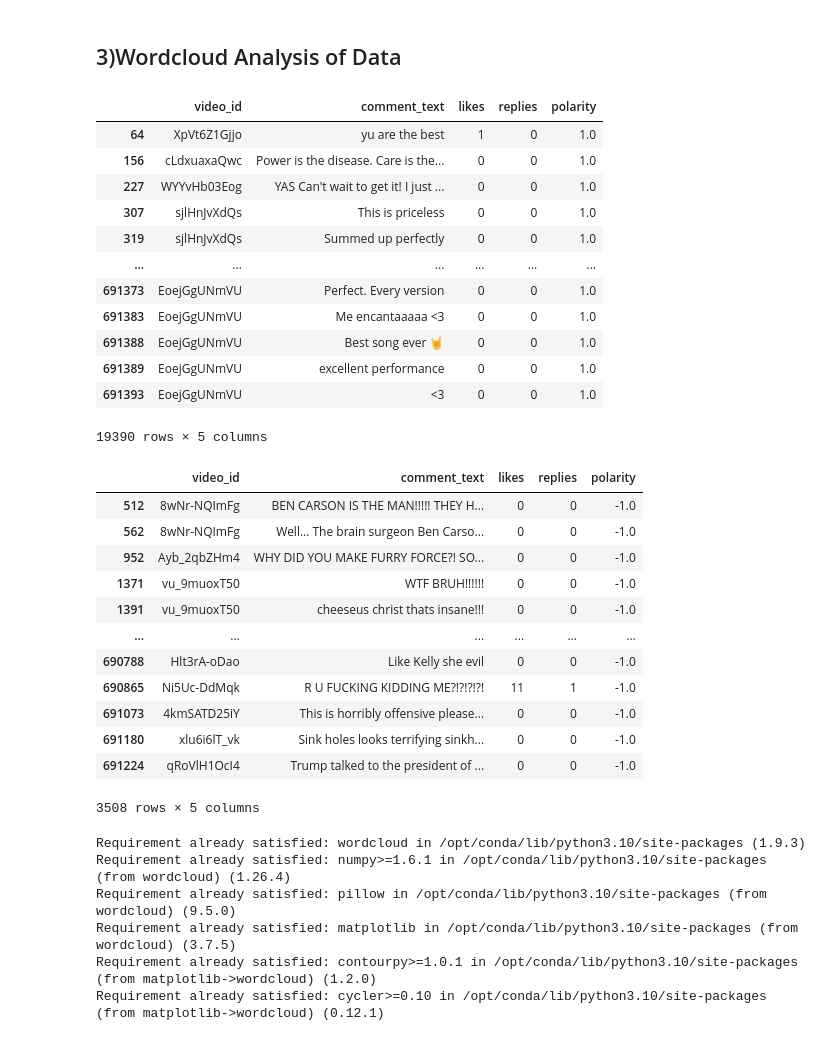
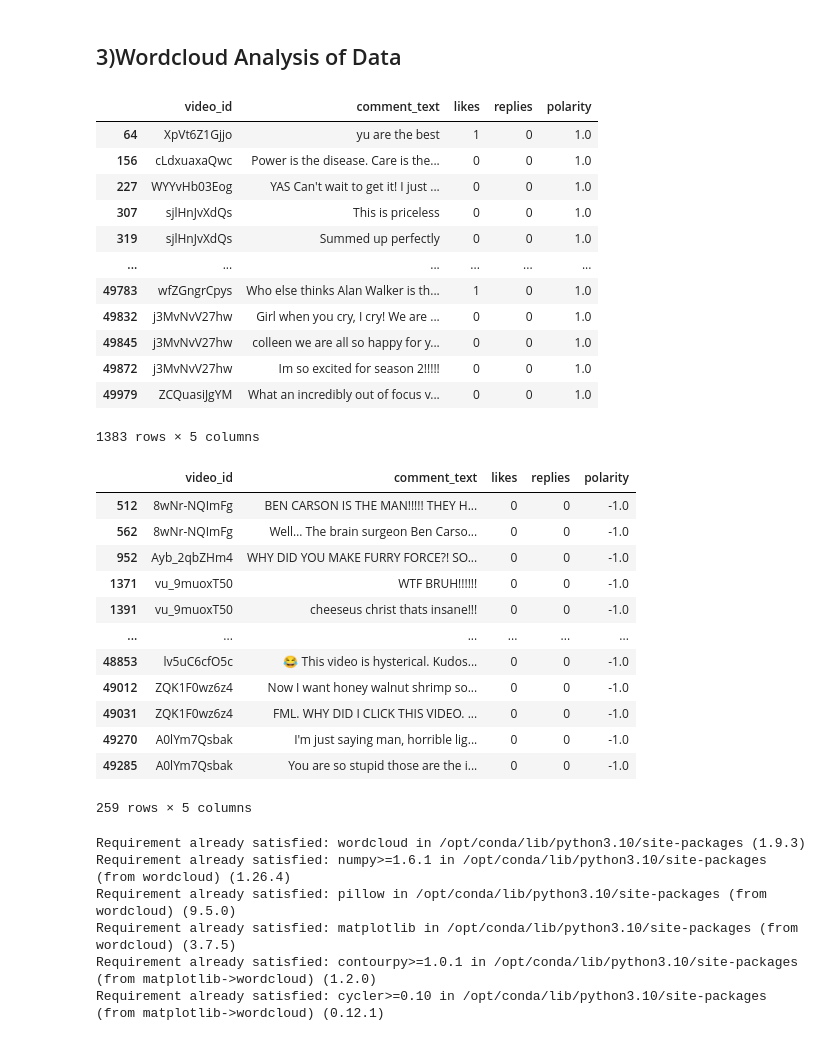
Before and after one commit to HafshaWahab/YouTube-Sentiment-Analysis, a Jupyter notebook: youtube-sentiment-analysis.ipynb, the cells around one changed output. Cells and saved outputs as stored; diff of their text form; code cells hidden in the pictures.

Commit message:
Kaggle Notebook | YouTube Sentiment Analysis | Version 8

```diff
--- a/youtube-sentiment-analysis.ipynb
+++ b/youtube-sentiment-analysis.ipynb
@@ -83,4 +78,4 @@ from textblob import TextBlob
 # taking sample data size of 1000 data records only.
 # creating a new DataFrame (sample_df) by selecting the first 1000 rows of an existing DataFrame (df).
 
-sample_df = df[0:1000]
+sample_df = df[0:50000]
@@ -109,7 +111,7 @@ TextBlob("Logan Paul it's yo big day ‼️‼️‼️").sentiment.polarity
 # %%
 #running a for-loop to check the sentiments of all the data records in comment_text column.
 polarity =[]    #creating a blank list to store all the sentiment values that we will get from running the loop.
-for comment in df['comment_text']:
+for comment in sample_df['comment_text']:
   try:
     polarity.append(TextBlob(comment).sentiment.polarity)
   except:
@@ -121,2 +123,2 @@ len(polarity)
 # %%
-df['polarity'] = polarity
+sample_df['polarity'] = polarity
@@ -132,9 +140,9 @@ df.head()
 # %% [markdown]
 ## 3)Wordcloud Analysis of Data
 # %%
-filter1 = df['polarity']==1
-comments_positive = df[filter1]
-df[filter1]
+filter1 = sample_df['polarity']==1
+comments_positive = sample_df[filter1]
+sample_df[filter1]
 # %% [output]
 |  | video_id | comment_text | likes | replies | polarity |
 | 64 | XpVt6Z1Gjjo | yu are the best | 1 | 0 | 1.0 |
@@ -143,30 +151,30 @@ df[filter1]
 | 307 | sjlHnJvXdQs | This is priceless | 0 | 0 | 1.0 |
 | 319 | sjlHnJvXdQs | Summed up perfectly | 0 | 0 | 1.0 |
 | ... | ... | ... | ... | ... | ... |
-| 691373 | EoejGgUNmVU | Perfect. Every version | 0 | 0 | 1.0 |
-| 691383 | EoejGgUNmVU | Me encantaaaaa <3 | 0 | 0 | 1.0 |
-| 691388 | EoejGgUNmVU | Best song ever 🤘 | 0 | 0 | 1.0 |
-| 691389 | EoejGgUNmVU | excellent performance | 0 | 0 | 1.0 |
-| 691393 | EoejGgUNmVU | <3 | 0 | 0 | 1.0 |
+| 49783 | wfZGngrCpys | Who else thinks Alan Walker is th... | 1 | 0 | 1.0 |
+| 49832 | j3MvNvV27hw | Girl when you cry, I cry! We are ... | 0 | 0 | 1.0 |
+| 49845 | j3MvNvV27hw | colleen we are all so happy for y... | 0 | 0 | 1.0 |
+| 49872 | j3MvNvV27hw | Im so excited for season 2!!!!! | 0 | 0 | 1.0 |
+| 49979 | ZCQuasiJgYM | What an incredibly out of focus v... | 0 | 0 | 1.0 |
-19390 rows × 5 columns
+1383 rows × 5 columns
 # %%
-filter2 = df['polarity']==-1
-comments_negative = df[filter2]
-df[filter2]
+filter2 = sample_df['polarity']==-1
+comments_negative = sample_df[filter2]
+sample_df[filter2]
 # %% [output]
 |  | video_id | comment_text | likes | replies | polarity |
 | 512 | 8wNr-NQImFg | BEN CARSON IS THE MAN!!!!! THEY H... | 0 | 0 | -1.0 |
 | 562 | 8wNr-NQImFg | Well… The brain surgeon Ben Carso... | 0 | 0 | -1.0 |
 | 952 | Ayb_2qbZHm4 | WHY DID YOU MAKE FURRY FORCE?! SO... | 0 | 0 | -1.0 |
 | 1371 | vu_9muoxT50 | WTF BRUH!!!!!! | 0 | 0 | -1.0 |
 | 1391 | vu_9muoxT50 | cheeseus christ thats insane!!! | 0 | 0 | -1.0 |
 | ... | ... | ... | ... | ... | ... |
-| 690788 | Hlt3rA-oDao | Like Kelly she evil | 0 | 0 | -1.0 |
-| 690865 | Ni5Uc-DdMqk | R U FUCKING KIDDING ME?!?!?!?! | 11 | 1 | -1.0 |
-| 691073 | 4kmSATD25iY | This is horribly offensive please... | 0 | 0 | -1.0 |
-| 691180 | xlu6i6lT_vk | Sink holes looks terrifying sinkh... | 0 | 0 | -1.0 |
-| 691224 | qRoVlH1OcI4 | Trump talked to the president of ... | 0 | 0 | -1.0 |
+| 48853 | lv5uC6cfO5c | 😂 This video is hysterical. Kudos... | 0 | 0 | -1.0 |
+| 49012 | ZQK1F0wz6z4 | Now I want honey walnut shrimp so... | 0 | 0 | -1.0 |
+| 49031 | ZQK1F0wz6z4 | FML. WHY DID I CLICK THIS VIDEO. ... | 0 | 0 | -1.0 |
+| 49270 | A0lYm7Qsbak | I'm just saying man, horrible lig... | 0 | 0 | -1.0 |
+| 49285 | A0lYm7Qsbak | You are so stupid those are the i... | 0 | 0 | -1.0 |
-3508 rows × 5 columns
+259 rows × 5 columns
 # %%
 !pip install wordcloud
 import sys
```
Also changed, not shown: parts of 21 cells of this notebook.
